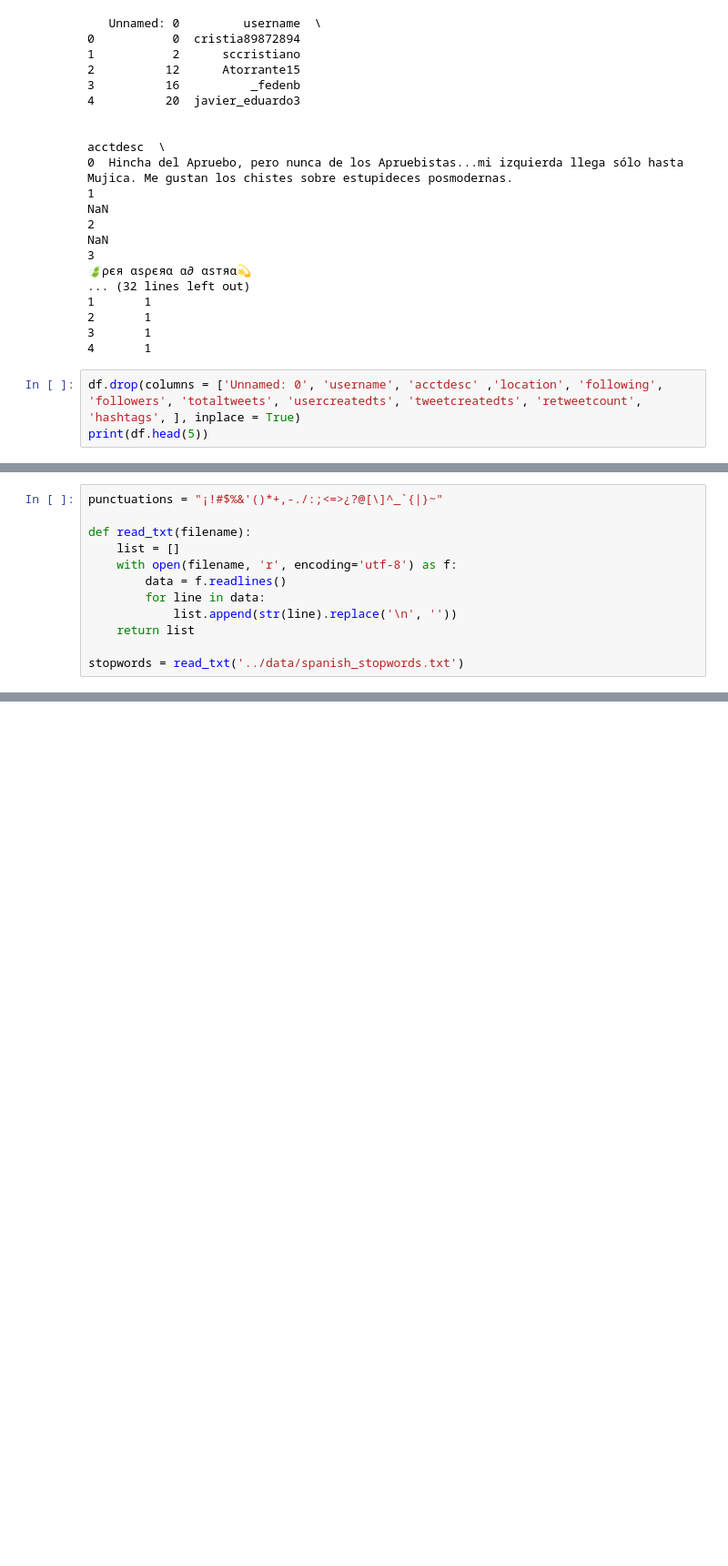
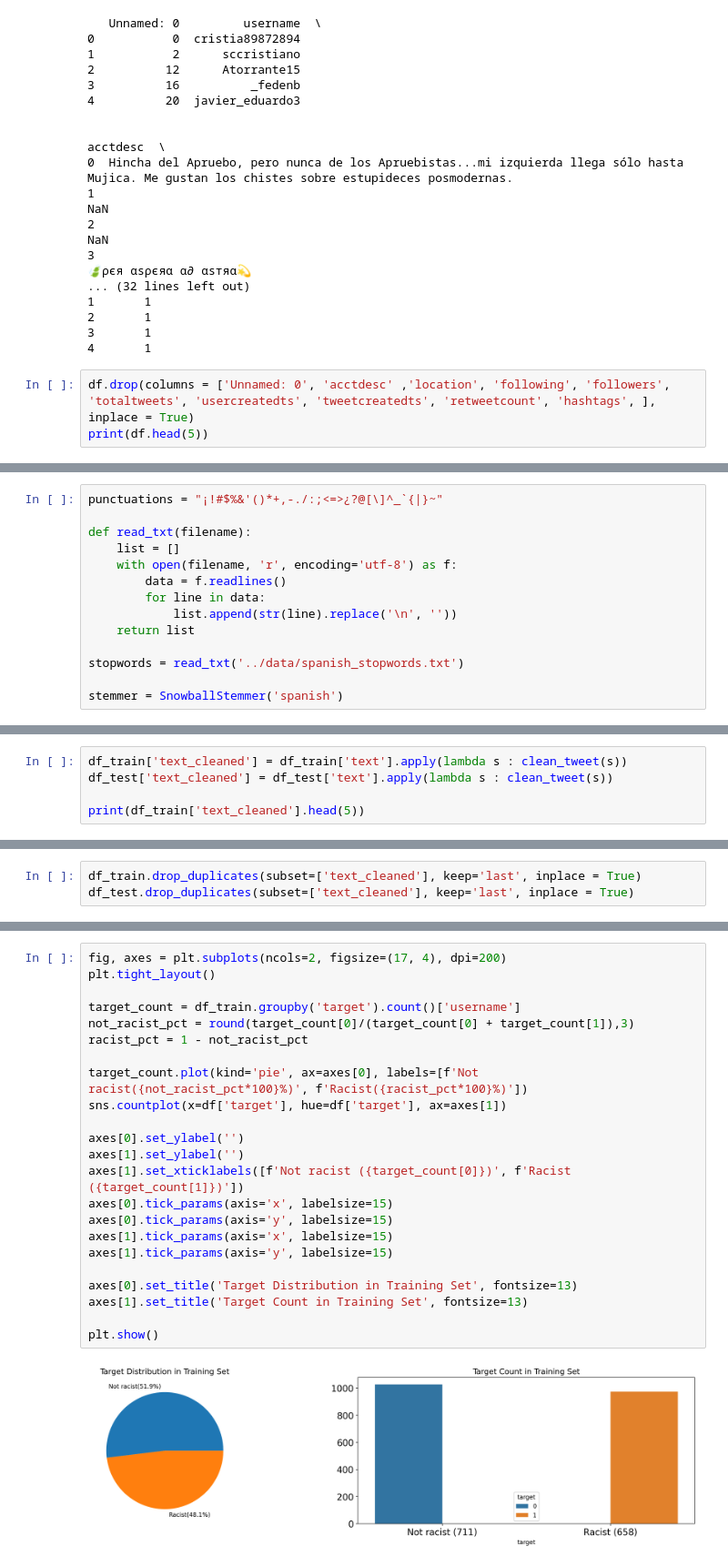
Before and after one commit to jabenitez88/Detecting-racism-and-xenophobia-using-deep-learning-models-CNN-LSTM-BERT, a Jupyter notebook: jupyter/lstm.ipynb, the cells around one changed output, grey strips where cells are left out. Shown: that part at 91% size. Saved outputs shown, nothing was run; the diff lists cells and outputs as text; blank space fills up the shorter version.

Commit message:
Preprocessing LSTM tweets completed

```diff
--- a/jupyter/lstm.ipynb
+++ b/jupyter/lstm.ipynb
@@ -40,6 +41,6 @@ print(df.head())
 3       1
 4       1
 # %%
-df.drop(columns = ['Unnamed: 0', 'username', 'acctdesc' ,'location', 'following', 'followers', 'totaltweets', 'usercreatedts', 'tweetcreatedts', 'retweetcount', 'hashtags', ], inplace = True)
+df.drop(columns = ['Unnamed: 0', 'acctdesc' ,'location', 'following', 'followers', 'totaltweets', 'usercreatedts', 'tweetcreatedts', 'retweetcount', 'hashtags', ], inplace = True)
 print(df.head(5))
 # %% [output]
@@ -88,3 +84,5 @@ def read_txt(filename):
     return list
 
 stopwords = read_txt('../data/spanish_stopwords.txt')
+
+stemmer = SnowballStemmer('spanish')
@@ -92,0 +120,5 @@ stopwords = read_txt('../data/spanish_stopwords.txt')
+# %%
+df_train['text_cleaned'] = df_train['text'].apply(lambda s : clean_tweet(s))
+df_test['text_cleaned'] = df_test['text'].apply(lambda s : clean_tweet(s))
+
+print(df_train['text_cleaned'].head(5))
@@ -92,0 +141,3 @@ stopwords = read_txt('../data/spanish_stopwords.txt')
+# %%
+df_train.drop_duplicates(subset=['text_cleaned'], keep='last', inplace = True)
+df_test.drop_duplicates(subset=['text_cleaned'], keep='last', inplace = True)
@@ -92,0 +152,25 @@ stopwords = read_txt('../data/spanish_stopwords.txt')
+# %%
+fig, axes = plt.subplots(ncols=2, figsize=(17, 4), dpi=200)
+plt.tight_layout()
+
+target_count = df_train.groupby('target').count()['username']
+not_racist_pct = round(target_count[0]/(target_count[0] + target_count[1]),3)
+racist_pct = 1 - not_racist_pct
+
+target_count.plot(kind='pie', ax=axes[0], labels=[f'Not racist({not_racist_pct*100}%)', f'Racist({racist_pct*100}%)'])
+sns.countplot(x=df['target'], hue=df['target'], ax=axes[1])
+
+axes[0].set_ylabel('')
+axes[1].set_ylabel('')
+axes[1].set_xticklabels([f'Not racist ({target_count[0]})', f'Racist ({target_count[1]})'])
+axes[0].tick_params(axis='x', labelsize=15)
+axes[0].tick_params(axis='y', labelsize=15)
+axes[1].tick_params(axis='x', labelsize=15)
+axes[1].tick_params(axis='y', labelsize=15)
+
+axes[0].set_title('Target Distribution in Training Set', fontsize=13)
+axes[1].set_title('Target Count in Training Set', fontsize=13)
+
+plt.show()
+# %% [output]
+[figure, added]
```
Also changed, not shown: parts of 11 cells of this notebook, 1 other file.
